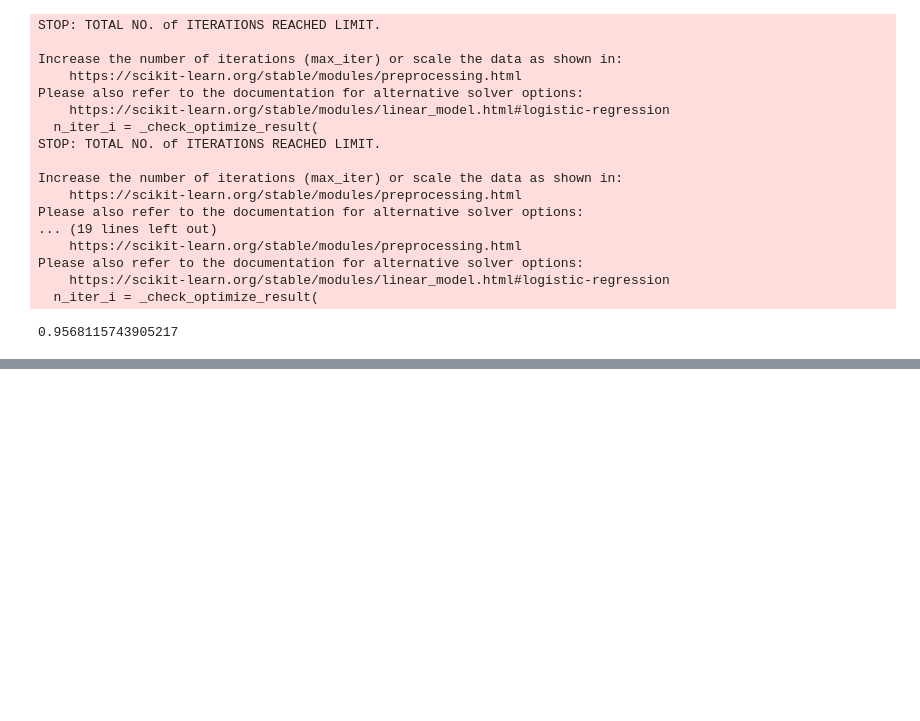
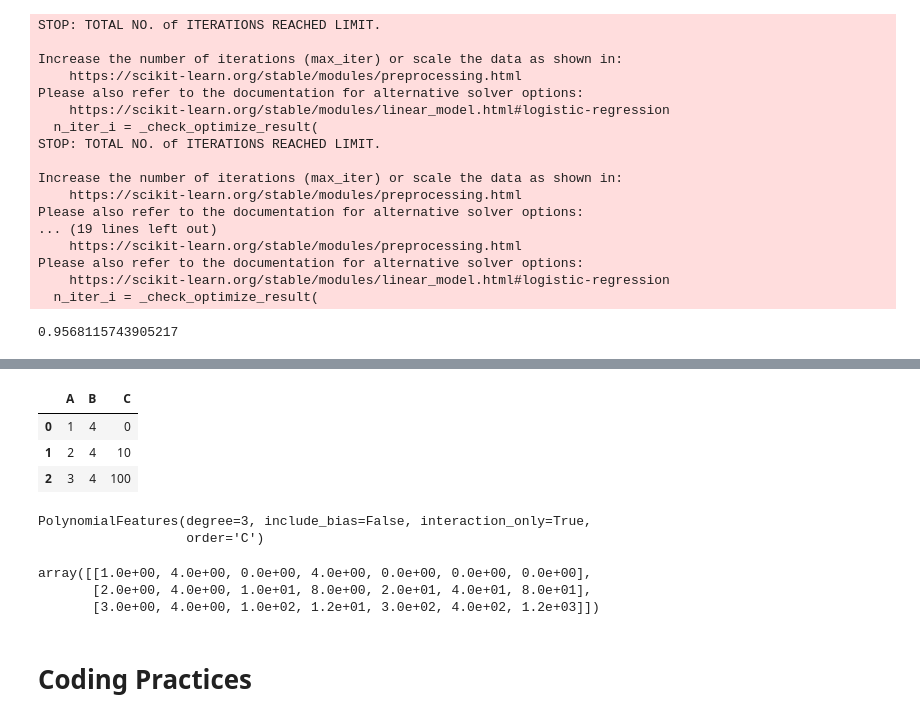
Before and after one commit to tien-le/-50-scikit-learn-tips, a Jupyter notebook: course - 50 scikit-learn tips.ipynb, the cells around one changed output, grey strips where cells are left out. Cells and saved outputs as stored; diff of their text form; code cells hidden in the pictures; blank space fills up the shorter version.

```diff
--- a/course - 50 scikit-learn tips.ipynb
+++ b/course - 50 scikit-learn tips.ipynb
@@ -3190,0 +3348,9 @@ grid.best_score_
+# %%
+X = pd.DataFrame({'A':[1, 2, 3], 'B':[4, 4, 4], 'C':[0, 10, 100]})
+# %%
+X
+# %% [output]
+|  | A | B | C |
+| 0 | 1 | 4 | 0 |
+| 1 | 2 | 4 | 10 |
+| 2 | 3 | 4 | 100 |
@@ -3190,0 +3359,15 @@ grid.best_score_
+# %%
+poly = PolynomialFeatures(degree=3, include_bias=False, interaction_only=True)
+poly
+# %% [output]
+PolynomialFeatures(degree=3, include_bias=False, interaction_only=True,
+                   order='C')
+# %%
+# Output columns: A, B, C, A*B, A*C, B*C, A*B*C
+poly.fit_transform(X)
+# %% [output]
+array([[1.0e+00, 4.0e+00, 0.0e+00, 4.0e+00, 0.0e+00, 0.0e+00, 0.0e+00],
+       [2.0e+00, 4.0e+00, 1.0e+01, 8.0e+00, 2.0e+01, 4.0e+01, 8.0e+01],
+       [3.0e+00, 4.0e+00, 1.0e+02, 1.2e+01, 3.0e+02, 4.0e+02, 1.2e+03]])
+# %% [markdown]
+# Coding Practices
```
Also changed, not shown: parts of 153 cells of this notebook.
